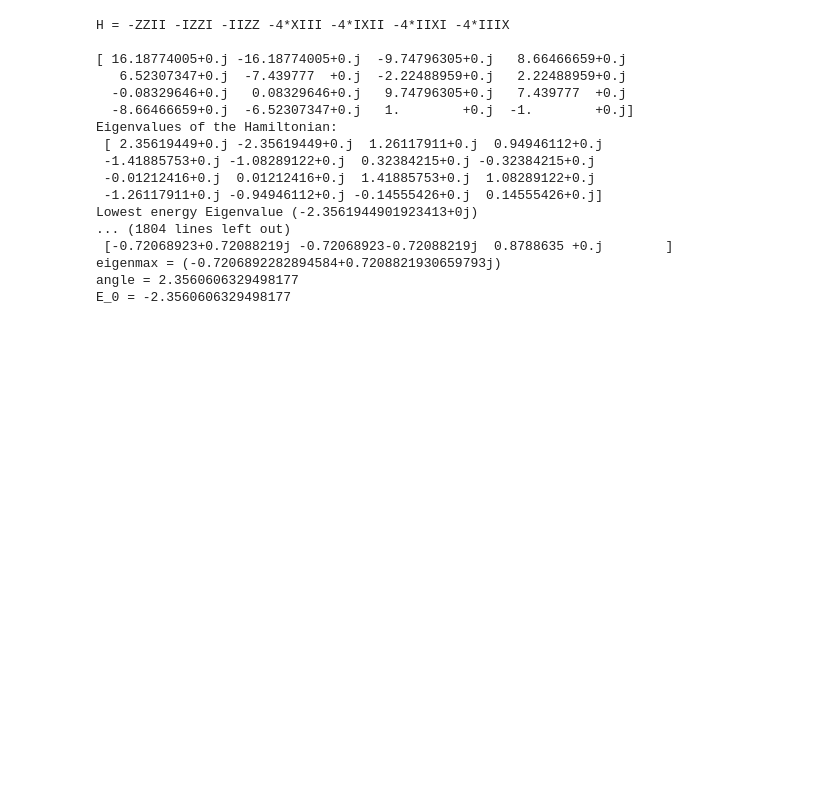
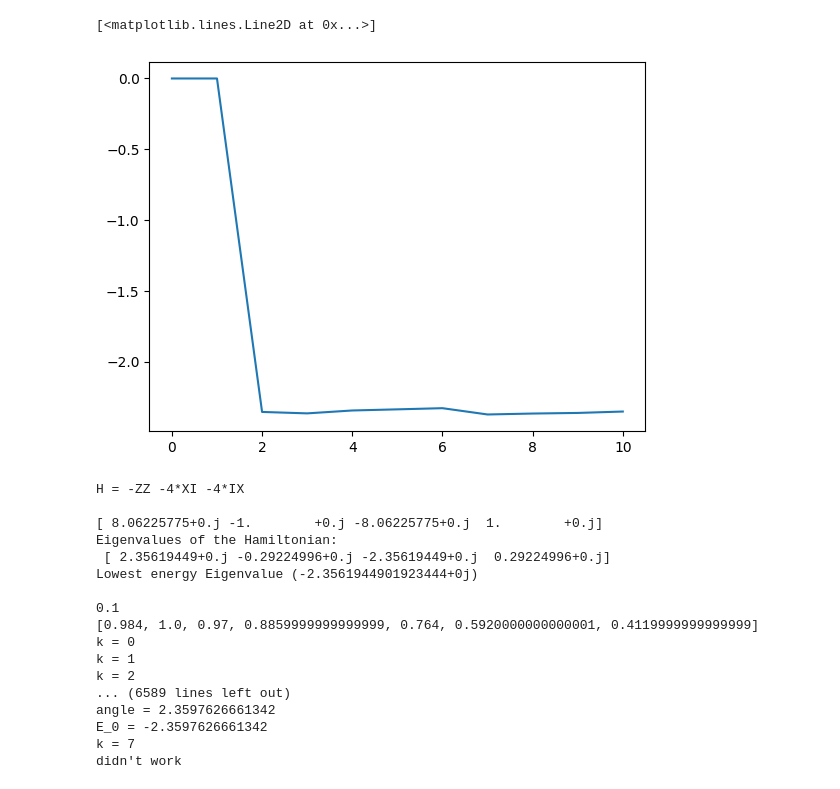
Before and after one commit to Quantum-Linear-Algebra/ODMD, a Jupyter notebook: ODMD.ipynb, the cells around one changed output. Drawn from its saved outputs; the diff is of its cells as text; code cells hidden in the pictures; blank space fills up the shorter version.

```diff
--- a/ODMD.ipynb
+++ b/ODMD.ipynb
@@ -231,0 +245,5 @@ didn't work
+# %%
+plt.plot(est_E_0s)
+# %% [output]
+[<matplotlib.lines.Line2D at 0x...>]
+[figure, added]
@@ -232,30 +262,30 @@ didn't work
 # %%
 g = 4
-Ham = create_hamiltonian(4, g)
+Ham = create_hamiltonian(2, g)
 trials = []
-time_steps = np.arange(.1, 1.1, .1)
+time_steps = [.1, .5, 1] # np.linspace(.01, 1.0, 4)
 results = []
 for i in time_steps:
     print(i)
     est_E_0s = []
-    results.append(ODMD(Ham, i, 0.01, 0.001, est_E_0s = est_E_0s, g=g))
+    results.append(ODMD_new(Ham, i, 0.01, est_E_0s = est_E_0s, g=g))
     trials.append(est_E_0s)
 # %% [output]
-H = -ZZII -IZZI -IIZZ -4*XIII -4*IXII -4*IIXI -4*IIIX
+H = -ZZ -4*XI -4*IX
 
-[ 16.18774005+0.j -16.18774005+0.j  -9.74796305+0.j   8.66466659+0.j
-   6.52307347+0.j  -7.439777  +0.j  -2.22488959+0.j   2.22488959+0.j
-  -0.08329646+0.j   0.08329646+0.j   9.74796305+0.j   7.439777  +0.j
-  -8.66466659+0.j  -6.52307347+0.j   1.        +0.j  -1.        +0.j]
+[ 8.06225775+0.j -1.        +0.j -8.06225775+0.j  1.        +0.j]
 Eigenvalues of the Hamiltonian:
- [ 2.35619449+0.j -2.35619449+0.j  1.26117911+0.j  0.94946112+0.j
- -1.41885753+0.j -1.08289122+0.j  0.32384215+0.j -0.32384215+0.j
- -0.01212416+0.j  0.01212416+0.j  1.41885753+0.j  1.08289122+0.j
- -1.26117911+0.j -0.94946112+0.j -0.14555426+0.j  0.14555426+0.j]
-Lowest energy Eigenvalue (-2.3561944901923413+0j)
-... (1804 lines left out)
- [-0.72068923+0.72088219j -0.72068923-0.72088219j  0.8788635 +0.j        ]
-eigenmax = (-0.7206892282894584+0.7208821930659793j)
-angle = 2.3560606329498177
-E_0 = -2.3560606329498177
+ [ 2.35619449+0.j -0.29224996+0.j -2.35619449+0.j  0.29224996+0.j]
+Lowest energy Eigenvalue (-2.3561944901923444+0j)
+
+0.1
+[0.984, 1.0, 0.97, 0.8859999999999999, 0.764, 0.5920000000000001, 0.4119999999999999]
+k = 0
+k = 1
+k = 2
+... (6589 lines left out)
+angle = 2.3597626661342
+E_0 = -2.3597626661342
+k = 7
+didn't work
 # %%
```
Also changed, not shown: parts of 3 cells of this notebook, 1 other file.
